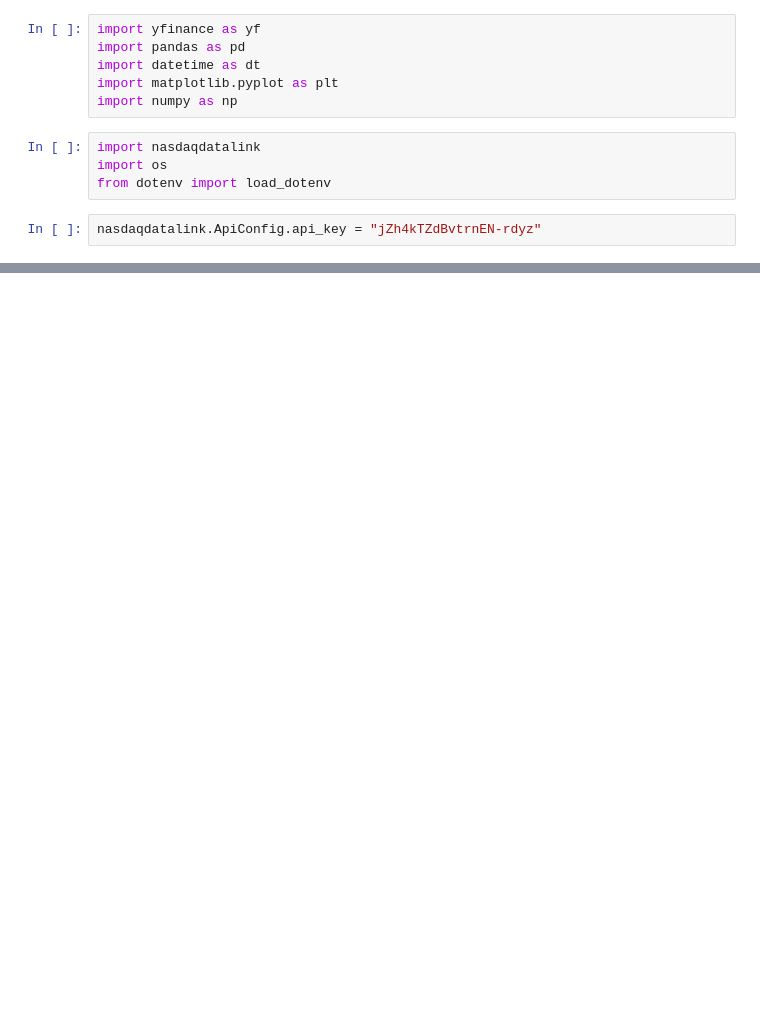
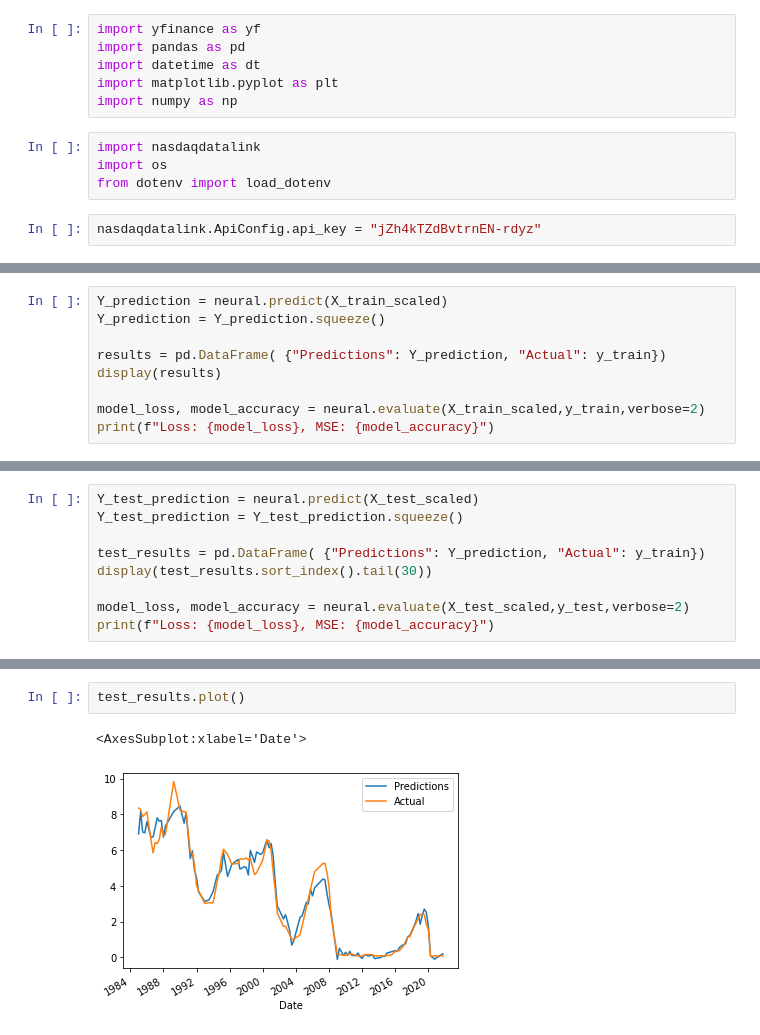
Before and after one commit to Z1WenChen/Project_3, a Jupyter notebook: testing/ml testing.ipynb, the cells around one changed output, grey strips where cells are left out. Drawn from its saved outputs; the diff is of its cells as text; blank space fills up the shorter version.

```diff
--- a/testing/ml testing.ipynb
+++ b/testing/ml testing.ipynb
@@ -68,0 +154,9 @@ display(econ_data)
+# %%
+Y_prediction = neural.predict(X_train_scaled)
+Y_prediction = Y_prediction.squeeze()
+
+results = pd.DataFrame( {"Predictions": Y_prediction, "Actual": y_train})
+display(results)
+
+model_loss, model_accuracy = neural.evaluate(X_train_scaled,y_train,verbose=2)
+print(f"Loss: {model_loss}, MSE: {model_accuracy}")
@@ -68,0 +180,9 @@ display(econ_data)
+# %%
+Y_test_prediction = neural.predict(X_test_scaled)
+Y_test_prediction = Y_test_prediction.squeeze()
+
+test_results = pd.DataFrame( {"Predictions": Y_prediction, "Actual": y_train})
+display(test_results.sort_index().tail(30))
+
+model_loss, model_accuracy = neural.evaluate(X_test_scaled,y_test,verbose=2)
+print(f"Loss: {model_loss}, MSE: {model_accuracy}")
@@ -68,0 +215,5 @@ display(econ_data)
+# %%
+test_results.plot()
+# %% [output]
+<AxesSubplot:xlabel='Date'>
+[figure, added]
```
Also changed, not shown: parts of 13 cells of this notebook, 6 other files.
